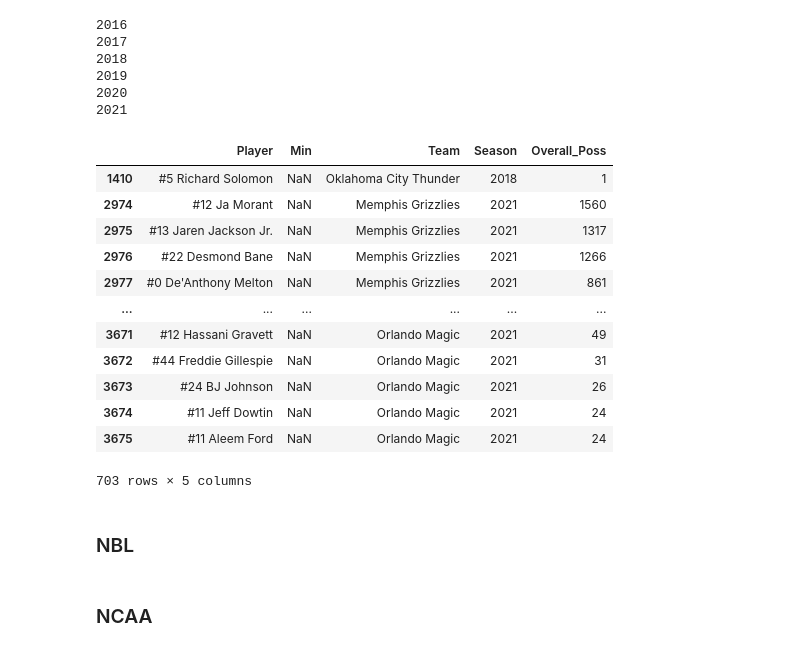
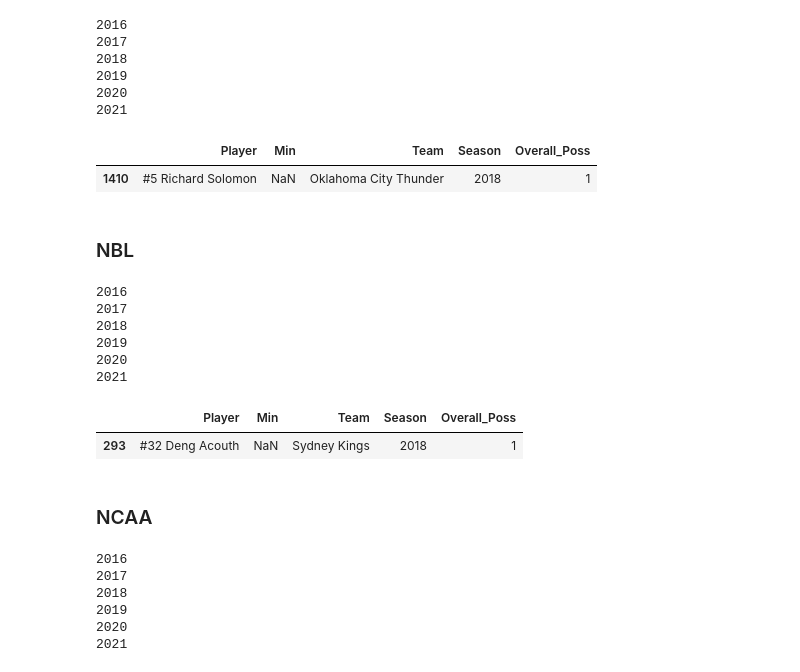
Before and after one commit to xulianrenzoku/synergy_clustering, a Jupyter notebook: synergy_cumulative_data_processer.ipynb, the cells around one changed output. Cells and saved outputs as stored; diff of their text form; code cells hidden in the pictures.

Commit message:
Update NBA NCAA NBL Euroleague 2021-22

```diff
--- a/synergy_cumulative_data_processer.ipynb
+++ b/synergy_cumulative_data_processer.ipynb
@@ -92,32 +102,21 @@ nba_dfs = {season: get_season_cumulative_df(season, 'nba')
 # %%
 s_df = pd.read_csv('nba_offense.csv')
 s_df['Player_Alt'] = s_df['Player'].apply(lambda x: ' '.join(x.split(' ')[1:]))\
                                    .apply(lambda x: x.replace(' ', '').lower())\
                                    .apply(lambda x: x.replace("'", ''))\
                                    .apply(lambda x: x.replace('.', ''))
-c_df = pd.concat([nba_dfs[season] for season in range(2016, 2021)])
+c_df = pd.concat([nba_dfs[season] for season in range(2016, 2022)])
 c_df['Player_Alt'] = c_df['Player'].apply(lambda x: ' '.join(x.split(' ')[1:]))\
                                    .apply(lambda x: x.replace(' ', '').lower())\
                                    .apply(lambda x: x.replace("'", ''))\
                                    .apply(lambda x: x.replace('.', ''))
 temp = s_df.merge(c_df.drop('Player', axis=1),
                   on=['Player_Alt', 'Team', 'Season'],
                   how='left')
 temp[temp['Min'].isna()][['Player', 'Min', 'Team', 'Season', 'Overall_Poss']]
 # %% [output]
 |  | Player | Min | Team | Season | Overall_Poss |
 | 1410 | #5 Richard Solomon | NaN | Oklahoma City Thunder | 2018 | 1 |
-| 2974 | #12 Ja Morant | NaN | Memphis Grizzlies | 2021 | 1560 |
-| 2975 | #13 Jaren Jackson Jr. | NaN | Memphis Grizzlies | 2021 | 1317 |
-| 2976 | #22 Desmond Bane | NaN | Memphis Grizzlies | 2021 | 1266 |
-| 2977 | #0 De'Anthony Melton | NaN | Memphis Grizzlies | 2021 | 861 |
-| ... | ... | ... | ... | ... | ... |
-| 3671 | #12 Hassani Gravett | NaN | Orlando Magic | 2021 | 49 |
-| 3672 | #44 Freddie Gillespie | NaN | Orlando Magic | 2021 | 31 |
-| 3673 | #24 BJ Johnson | NaN | Orlando Magic | 2021 | 26 |
-| 3674 | #11 Jeff Dowtin | NaN | Orlando Magic | 2021 | 24 |
-| 3675 | #11 Aleem Ford | NaN | Orlando Magic | 2021 | 24 |
-703 rows × 5 columns
 # %%
 s_df.merge(c_df.drop('Player', axis=1),
            on=['Player_Alt', 'Team', 'Season'],
@@ -127,21 +126,31 @@ s_df.merge(c_df.drop('Player', axis=1),
 # %% [markdown]
 ### NBL
 # %%
-# nbl_dfs = {season: get_season_cumulative_df(season, 'nbl')
-#            for season in range(2016, 2021)}
+nbl_dfs = {season: get_season_cumulative_df(season, 'nbl')
+           for season in range(2016, 2022)}
+# %% [output]
+2016
+2017
+2018
+2019
+2020
+2021
 # %%
-# s_df = pd.read_csv('nbl_offense.csv')
-# s_df['Player_Alt'] = s_df['Player'].apply(lambda x: ' '.join(x.split(' ')[1:]))\
-#                                    .apply(lambda x: x.replace(' ', '').lower())\
-#                                    .apply(lambda x: x.replace("'", ''))\
-#                                    .apply(lambda x: x.replace('.', ''))
-# c_df = pd.concat([nbl_dfs[season] for season in range(2016, 2021)])
-# c_df['Player_Alt'] = c_df['Player'].apply(lambda x: ' '.join(x.split(' ')[1:]))\
-#                                    .apply(lambda x: x.replace(' ', '').lower())\
-#                                    .apply(lambda x: x.replace("'", ''))\
-#                                    .apply(lambda x: x.replace('.', ''))
-# temp = s_df.merge(c_df.drop('Player', axis=1),
-#                   on=['Player_Alt', 'Team', 'Season'],
-#                   how='left')
-# temp[temp['Min'].isna()][['Player', 'Min', 'Team', 'Season', 'Overall_Poss']]
+s_df = pd.read_csv('nbl_offense.csv')
+s_df['Player_Alt'] = s_df['Player'].apply(lambda x: ' '.join(x.split(' ')[1:]))\
+                                   .apply(lambda x: x.replace(' ', '').lower())\
+                                   .apply(lambda x: x.replace("'", ''))\
+                                   .apply(lambda x: x.replace('.', ''))
+c_df = pd.concat([nbl_dfs[season] for season in range(2016, 2022)])
+c_df['Player_Alt'] = c_df['Player'].apply(lambda x: ' '.join(x.split(' ')[1:]))\
+                                   .apply(lambda x: x.replace(' ', '').lower())\
+                                   .apply(lambda x: x.replace("'", ''))\
+                                   .apply(lambda x: x.replace('.', ''))
+temp = s_df.merge(c_df.drop('Player', axis=1),
+                  on=['Player_Alt', 'Team', 'Season'],
+                  how='left')
+temp[temp['Min'].isna()][['Player', 'Min', 'Team', 'Season', 'Overall_Poss']]
+# %% [output]
+|  | Player | Min | Team | Season | Overall_Poss |
+| 293 | #32 Deng Acouth | NaN | Sydney Kings | 2018 | 1 |
 # %%
@@ -153,6 +162,13 @@ s_df.merge(c_df.drop('Player', axis=1),
 # %% [markdown]
 ### NCAA
 # %%
-# ncaa_dfs = {season: get_season_cumulative_df(season, 'ncaa')
-#             for season in range(2016, 2021)}
+ncaa_dfs = {season: get_season_cumulative_df(season, 'ncaa')
+            for season in range(2016, 2022)}
+# %% [output]
+2016
+2017
+2018
+2019
+2020
+2021
 # %%
```
Also changed, not shown: parts of 9 cells of this notebook.
